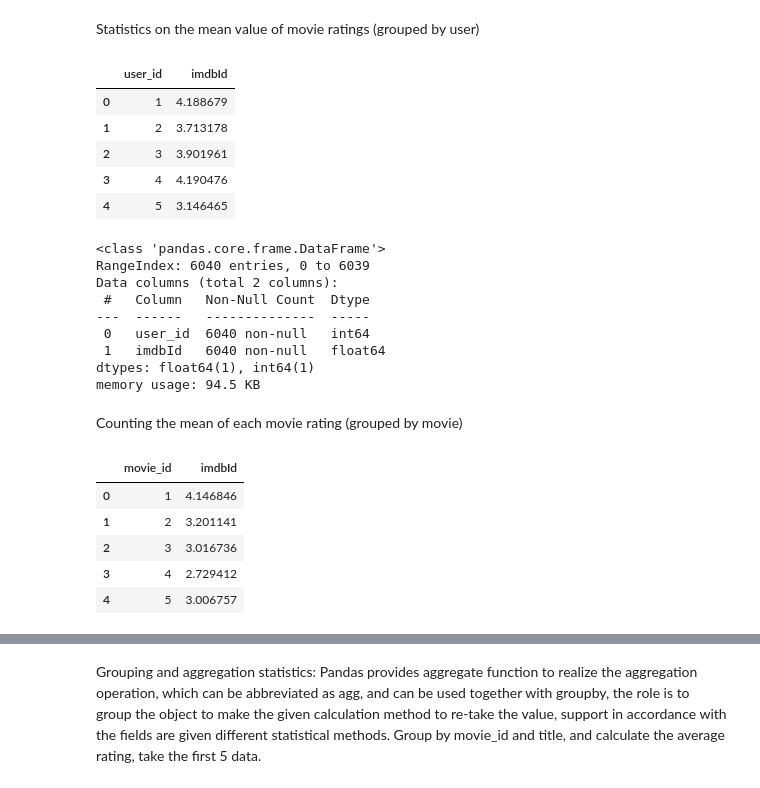
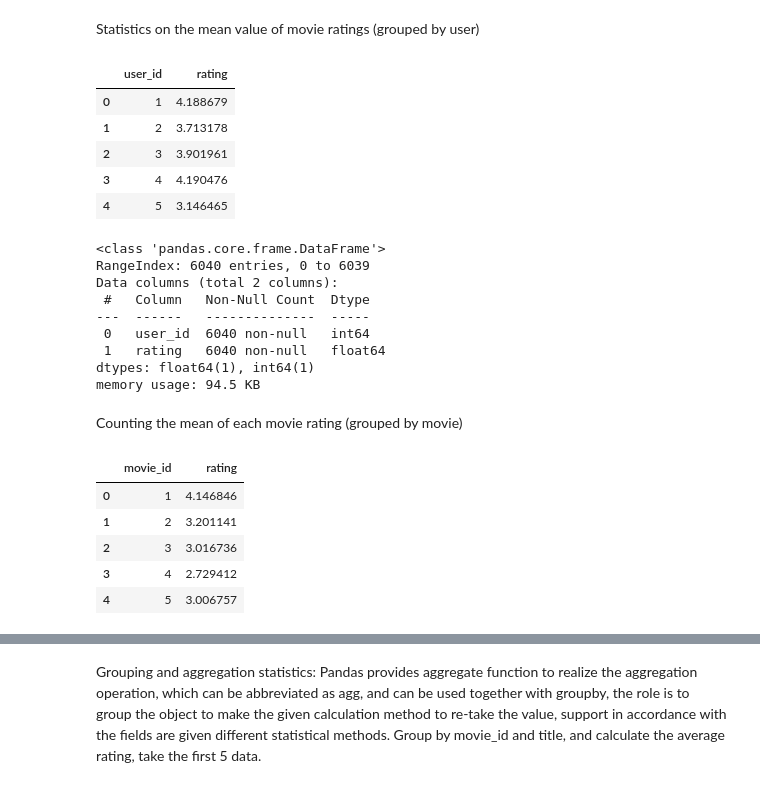
Before and after one commit to cifiyoo/hwt-project, a Jupyter notebook: hwt-project.ipynb, the cells around one changed output, grey strips where cells are left out. Saved outputs shown, nothing was run; the diff lists cells and outputs as text; code cells hidden in the pictures.

```diff
--- a/hwt-project.ipynb
+++ b/hwt-project.ipynb
@@ -20,7 +20,7 @@ movies_df = pd.read_csv('./Data/ml-1m/movies.dat',
                         encoding='ISO-8859-1')
 
 # Rating information, data from rating.dat
-rnames = ['user_id', 'movie_id', 'imdbId', 'timestamp']
+rnames = ['user_id', 'movie_id', 'rating', 'timestamp']
 ratings_df = pd.read_csv('./Data/ml-1m/ratings.dat',
                          sep='::',
                          header=None,
@@ -238,10 +238,10 @@ Statistics on the mean value of movie ratings (grouped by user)
 Statistics on the mean value of movie ratings (grouped by user)
 # %%
 # Mean value of ratings of movies seen by user ids
-movie_ratings_by_user_mean_df= movies_ratings_df.groupby('user_id',as_index=False)['imdbId'].mean()
+movie_ratings_by_user_mean_df= movies_ratings_df.groupby('user_id',as_index=False)['rating'].mean()
 movie_ratings_by_user_mean_df.head()
 # %% [output]
-|  | user_id | imdbId |
+|  | user_id | rating |
 | 0 | 1 | 4.188679 |
 | 1 | 2 | 3.713178 |
 | 2 | 3 | 3.901961 |
@@ -256,17 +256,17 @@ Data columns (total 2 columns):
  #   Column   Non-Null Count  Dtype
 ---  ------   --------------  -----
  0   user_id  6040 non-null   int64
- 1   imdbId   6040 non-null   float64
+ 1   rating   6040 non-null   float64
 dtypes: float64(1), int64(1)
 memory usage: 94.5 KB
 # %% [markdown]
 Counting the mean of each movie rating (grouped by movie)
 # %%
 # Mean value of each movie's rating by movie id
-every_movie_ratings_mean_df= movies_ratings_df.groupby('movie_id',as_index=False)['imdbId'].mean()
+every_movie_ratings_mean_df= movies_ratings_df.groupby('movie_id',as_index=False)['rating'].mean()
 every_movie_ratings_mean_df.head()
 # %% [output]
-|  | movie_id | imdbId |
+|  | movie_id | rating |
 | 0 | 1 | 4.146846 |
 | 1 | 2 | 3.201141 |
 | 2 | 3 | 3.016736 |
```
Also changed, not shown: parts of 25 cells of this notebook.
